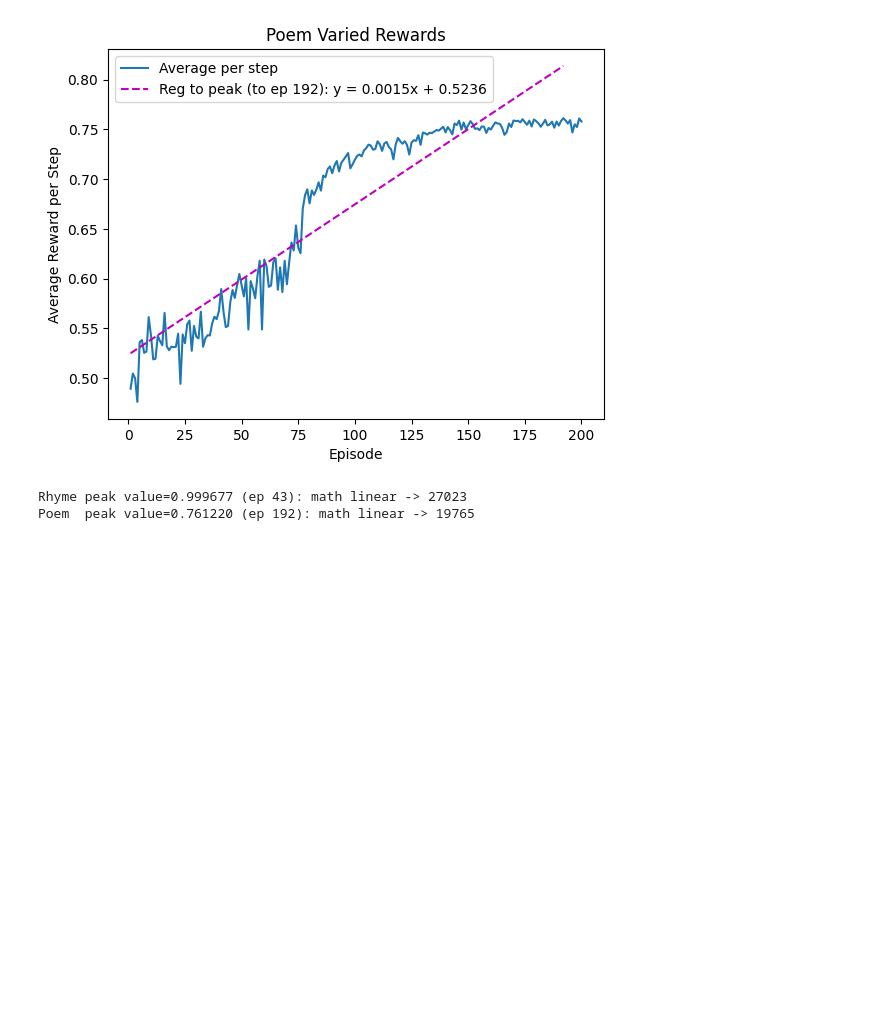
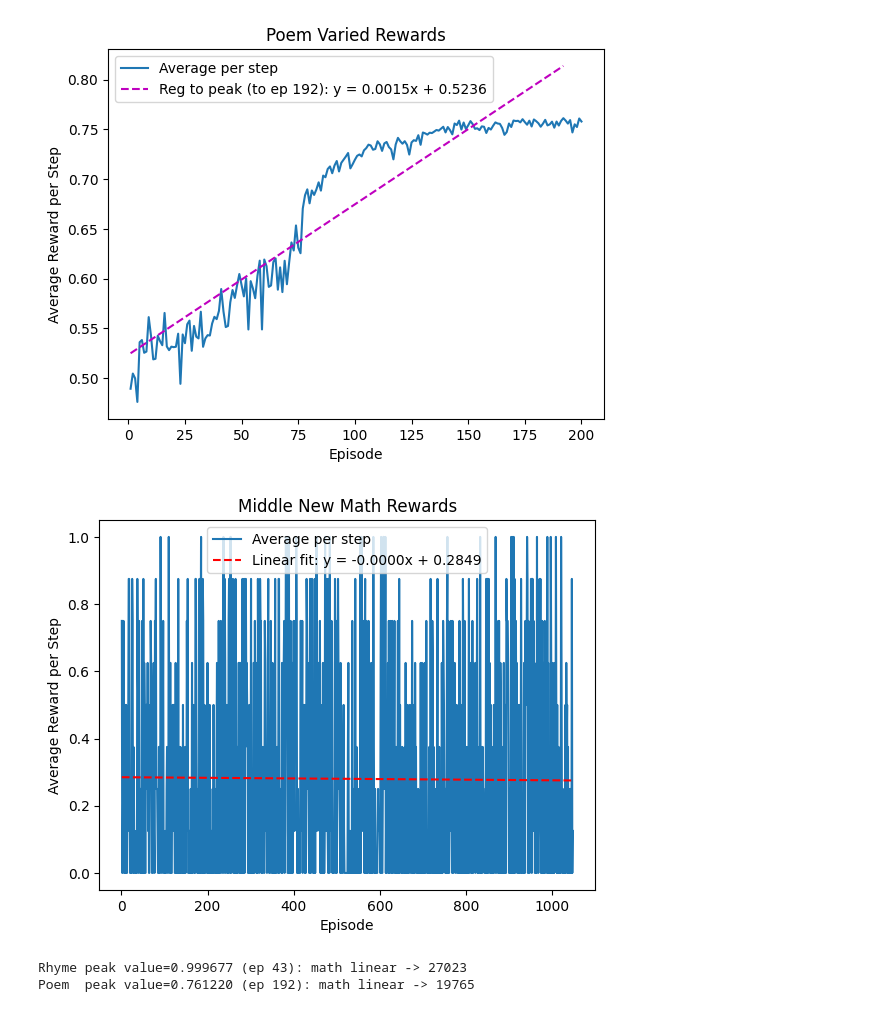
Before and after one commit to raqkaaq/CS401Rproject, a Jupyter notebook: visualizations.ipynb, the cells around one changed output. Drawn from its saved outputs; the diff is of its cells as text; code cells hidden in the pictures; blank space fills up the shorter version.

Commit message:
math2 visualizations

```diff
--- a/visualizations.ipynb
+++ b/visualizations.ipynb
@@ -11,6 +11,8 @@ with open(path + rhyme, 'r') as f:
     rhyme_rewards = json.load(f)
 with open(path + poem_varied, 'r') as f:
     poem_varied_rewards = json.load(f)
+with open(path + "middle_new_math_rewards.json", 'r') as f:
+    middle_new_math_rewards = json.load(f)
 # %%
 import matplotlib.pyplot as plt
 import numpy as np
@@ -230,11 +232,13 @@ def plot_averages(data, title="Averages", show_linear=False, show_log=False,
 # %%
 math_eqs = plot_averages(math_rewards, "Math Rewards", show_linear=True, show_log=False, show_exp=False, show_sat=False)
 rhyme_eqs = plot_averages(rhyme_rewards, "Rhyme Rewards", show_peak=True, show_exp=False, show_sat=False)
 poem_eqs = plot_averages(poem_varied_rewards, "Poem Varied Rewards", show_peak=True, show_exp=False, show_sat=False)
+math_new_eqs = plot_averages(middle_new_math_rewards, "Middle New Math Rewards", show_linear=True, show_log=False, show_exp=False, show_sat=False)
 # %% [output]
 [figure]
 [figure]
 [figure]
+[figure, added]
 # %%
 import numpy as np
 
```
